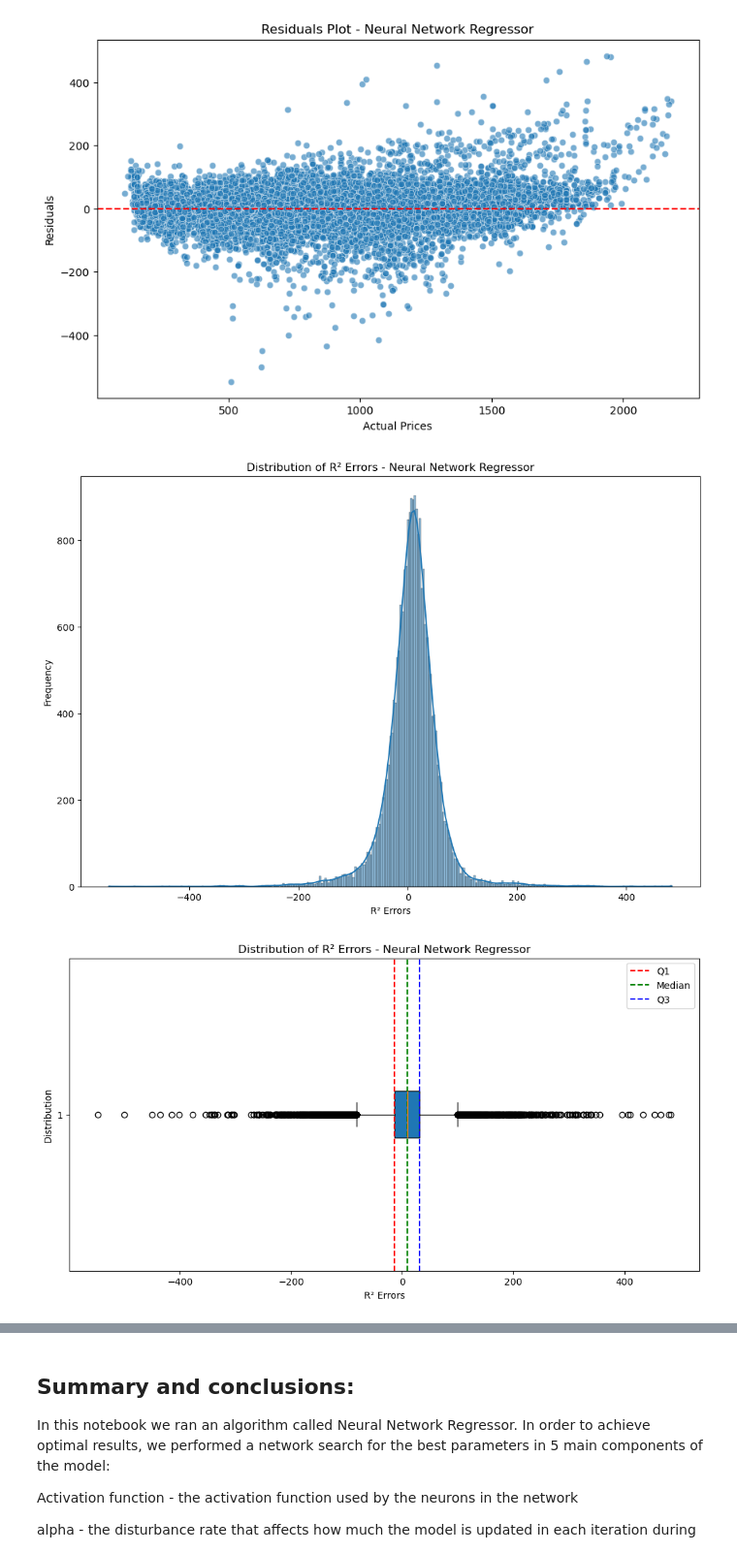
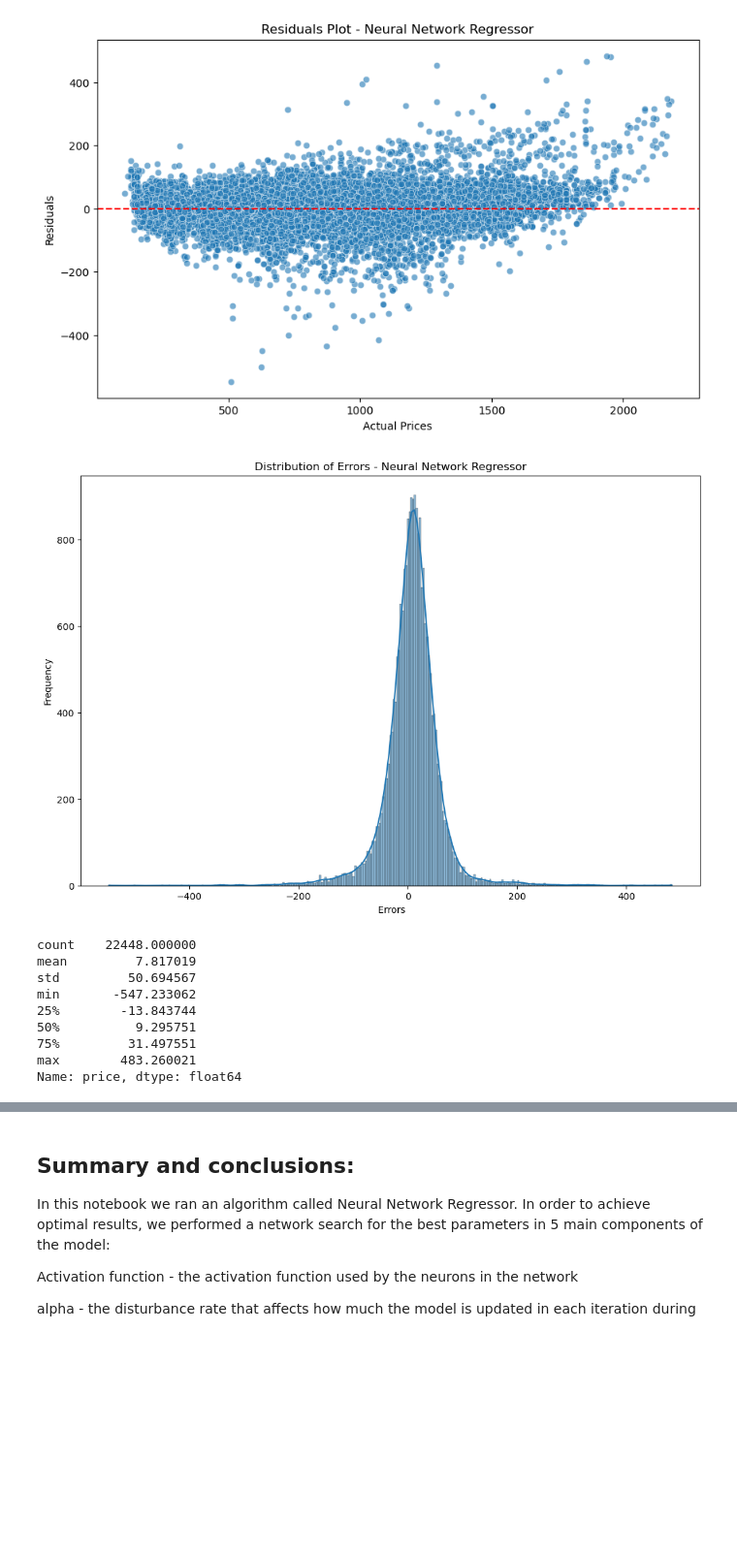
Before and after one commit to Omri5790/Data_Project, a Jupyter notebook: booking models/neural_network_regressor_predict.ipynb, the cells around one changed output, grey strips where cells are left out. Shown at 97% size. Drawn from its saved outputs; the diff is of its cells as text; code cells hidden in the pictures; blank space fills up the shorter version.

```diff
--- a/booking models/neural_network_regressor_predict.ipynb
+++ b/booking models/neural_network_regressor_predict.ipynb
@@ -614,34 +301,28 @@ Results for Neural Network Regressor:
 # %%
 import numpy as np
 import matplotlib.pyplot as plt
 import seaborn as sns
 
 # Assuming y_test and y_test_pred are defined elsewhere in your code
-r2_errors = y_test - y_test_pred
+errors = y_test - y_test_pred
 
 # Histogram plot
 plt.figure(figsize=(12, 8))
-sns.histplot(r2_errors, kde=True)
-plt.xlabel('R² Errors')
+sns.histplot(errors, kde=True)
+plt.xlabel(' Errors')
 plt.ylabel('Frequency')
-plt.title('Distribution of R² Errors - Neural Network Regressor')
+plt.title('Distribution of Errors - Neural Network Regressor')
 plt.show()
 
-# Boxplot with quartiles
-quartiles = np.percentile(r2_errors, [25, 50, 75])
-
-plt.figure(figsize=(12, 6))
-plt.boxplot(r2_errors, vert=False, patch_artist=True)
-
-plt.axvline(x=quartiles[0], color='red', linestyle='--', label='Q1')
-plt.axvline(x=quartiles[1], color='green', linestyle='--', label='Median')
-plt.axvline(x=quartiles[2], color='blue', linestyle='--', label='Q3')
-
-plt.xlabel('R² Errors')
-plt.ylabel('Distribution')
-plt.title('Distribution of R² Errors - Neural Network Regressor')
-plt.legend()
-plt.show()
+errors.describe ()
 # %% [output]
-[figure, old version]
+[figure, new version]
-[figure, removed]
+count    22448.000000
+mean         7.817019
+std         50.694567
+min       -547.233062
+25%        -13.843744
+50%          9.295751
+75%         31.497551
+max        483.260021
+Name: price, dtype: float64
```
Also changed, not shown: parts of 6 cells of this notebook, 3 other files.
